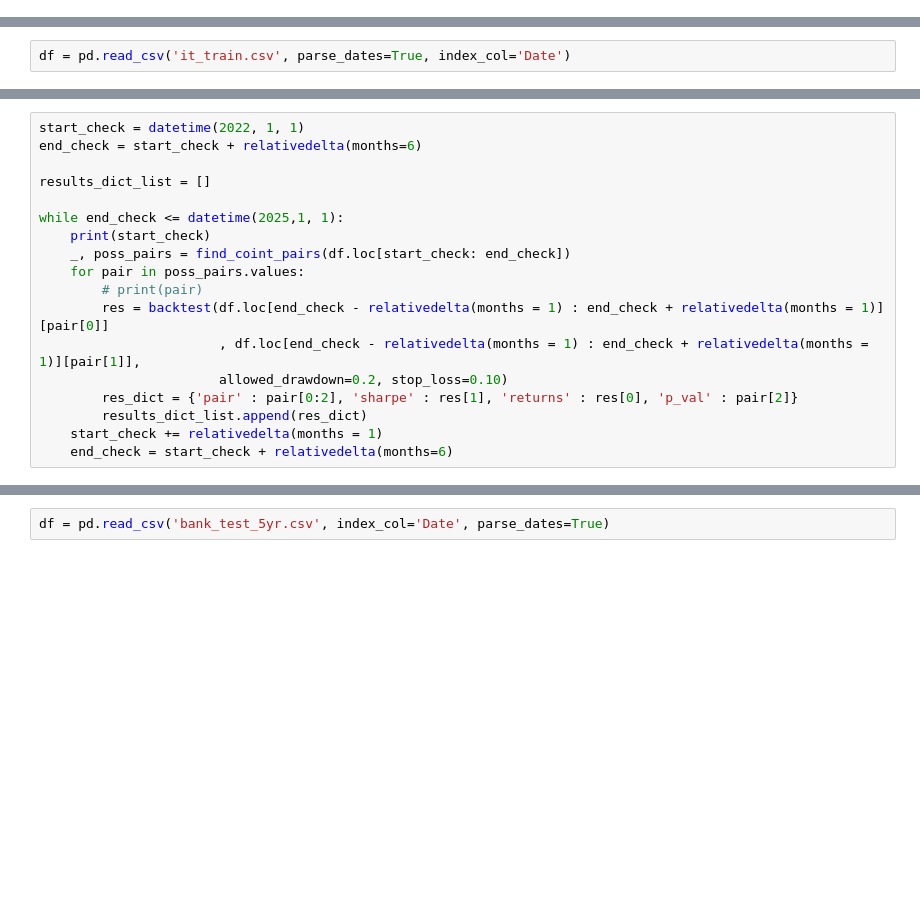
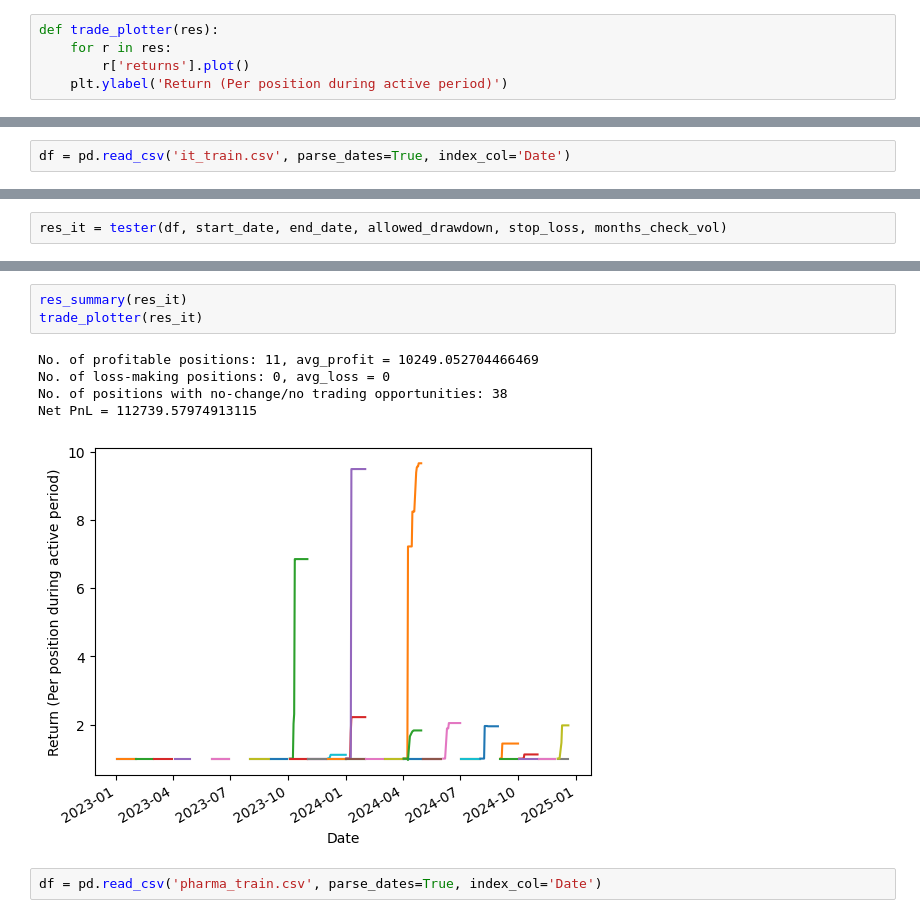
Before and after one commit to Amination-Gogia/Pairs-Trading-Dec-2024, a Jupyter notebook: Week-4/multiple_pairs.ipynb, the cells around one changed output, grey strips where cells are left out. Drawn from its saved outputs; the diff is of its cells as text; blank space fills up the shorter version.

```diff
--- a/Week-4/multiple_pairs.ipynb
+++ b/Week-4/multiple_pairs.ipynb
@@ -159,0 +319,5 @@ def find_coint_pairs(df, critical_val = 0.05):
+# %%
+def trade_plotter(res):
+    for r in res:
+        r['returns'].plot()
+    plt.ylabel('Return (Per position during active period)')
@@ -176,18 +429,0 @@ from dateutil.relativedelta import relativedelta
-# %%
-start_check = datetime(2022, 1, 1)
-end_check = start_check + relativedelta(months=6)
-
-results_dict_list = []
-
-while end_check <= datetime(2025,1, 1):
-    print(start_check)
-    _, poss_pairs = find_coint_pairs(df.loc[start_check: end_check])
-    for pair in poss_pairs.values:
-        # print(pair)
-        res = backtest(df.loc[end_check - relativedelta(months = 1) : end_check + relativedelta(months = 1)][pair[0]]
-                       , df.loc[end_check - relativedelta(months = 1) : end_check + relativedelta(months = 1)][pair[1]],
-                       allowed_drawdown=0.2, stop_loss=0.10)
-        res_dict = {'pair' : pair[0:2], 'sharpe' : res[1], 'returns' : res[0], 'p_val' : pair[2]}
-        results_dict_list.append(res_dict)
-    start_check += relativedelta(months = 1)
-    end_check = start_check + relativedelta(months=6)
@@ -258,0 +430,2 @@ No. of positions with no-change/no trading opportunities: 87
+# %%
+res_it = tester(df, start_date, end_date, allowed_drawdown, stop_loss, months_check_vol)
@@ -259,2 +450,11 @@ No. of positions with no-change/no trading opportunities: 87
+# %%
+res_summary(res_it)
+trade_plotter(res_it)
+# %% [output]
+No. of profitable positions: 11, avg_profit = 10249.052704466469
+No. of loss-making positions: 0, avg_loss = 0
+No. of positions with no-change/no trading opportunities: 38
+Net PnL = 112739.57974913115
+[figure, added]
 # %%
-df = pd.read_csv('bank_test_5yr.csv', index_col='Date', parse_dates=True)
+df = pd.read_csv('pharma_train.csv', parse_dates=True, index_col='Date')
```
Also changed, not shown: parts of 32 cells of this notebook, 2 other files.
